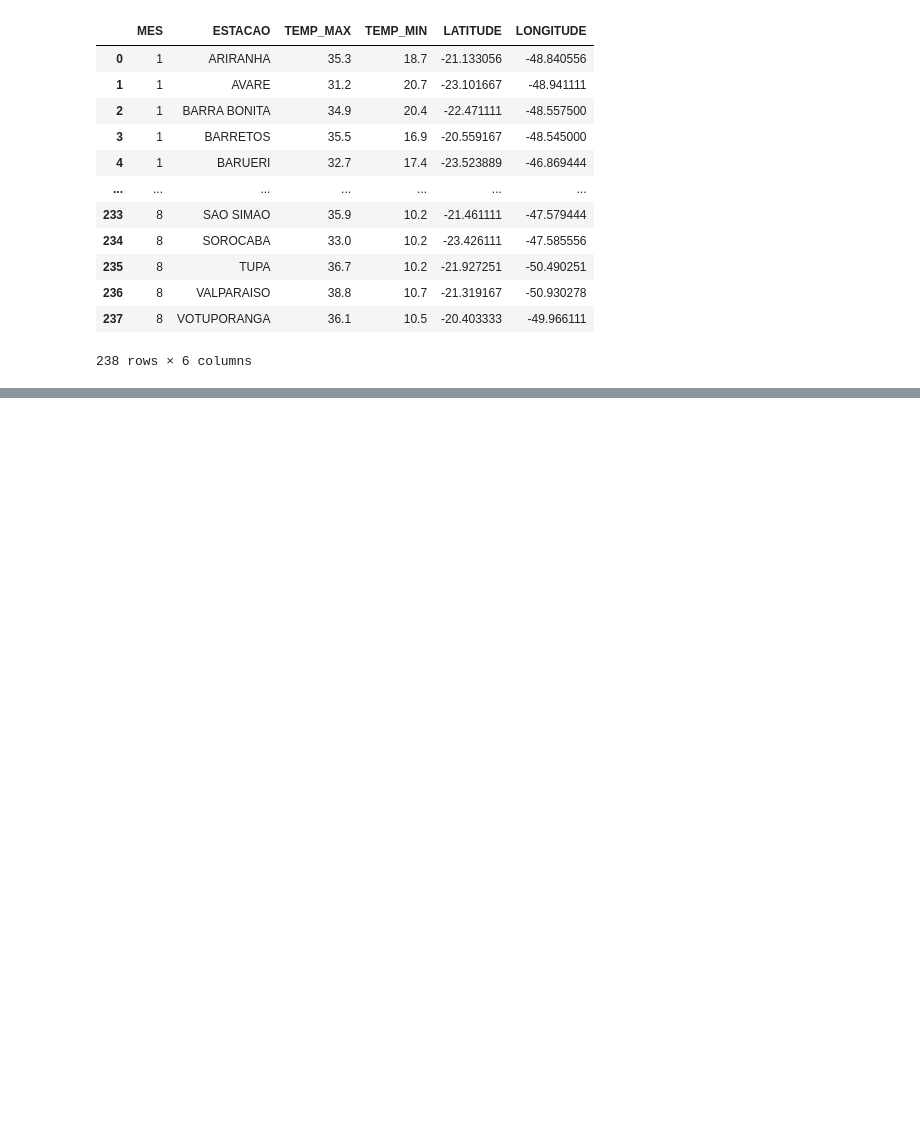
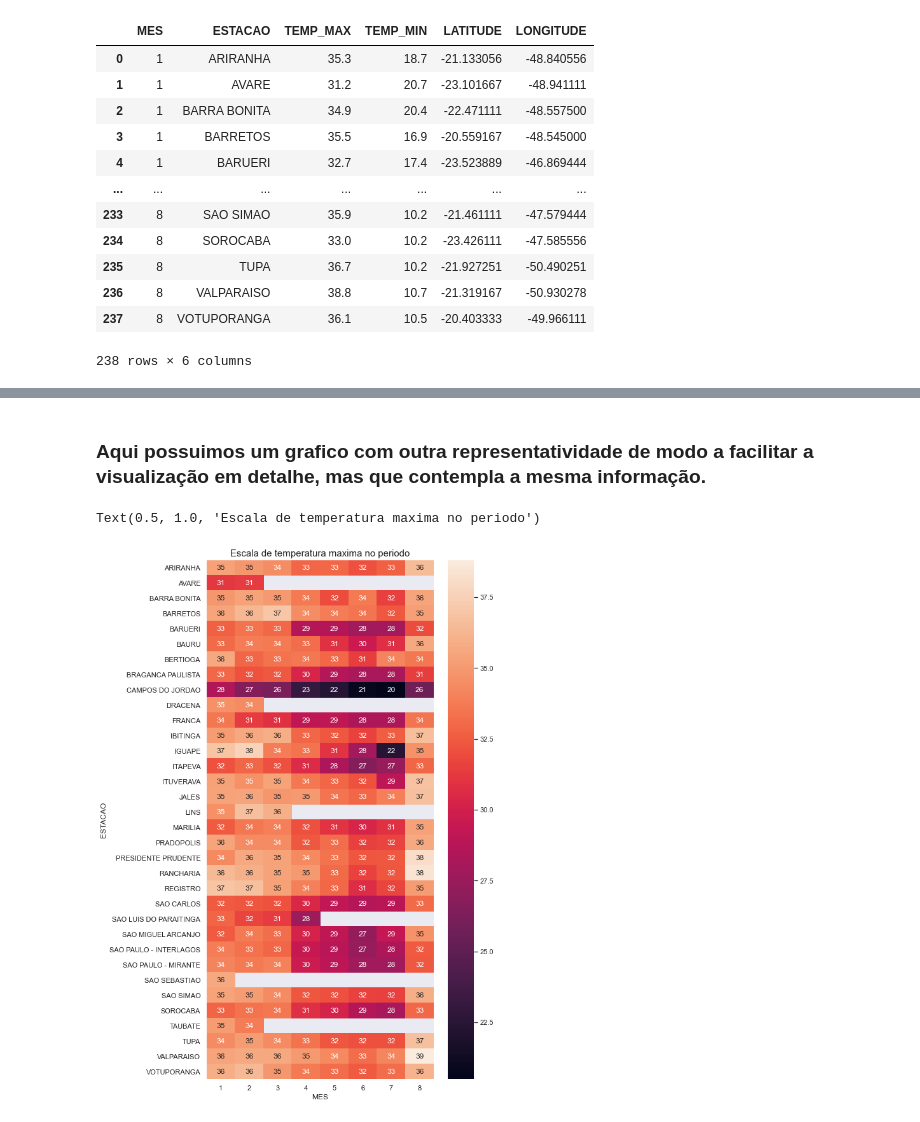
Before and after one commit to LIMASANTOSVINICIUS/Analise_Dados_Climaticos, a Jupyter notebook: Python/PrimeiroCodigo.ipynb, the cells around one changed output, grey strips where cells are left out. Drawn from its saved outputs; the diff is of its cells as text; code cells hidden in the pictures; blank space fills up the shorter version.

```diff
--- a/Python/PrimeiroCodigo.ipynb
+++ b/Python/PrimeiroCodigo.ipynb
@@ -191,0 +193,11 @@ ax.legend(bbox_to_anchor=(1.01, 1), loc=0, borderaxespad=0., fontsize=15)
+# %% [markdown]
+### Aqui possuimos um grafico com outra representatividade de modo a facilitar a visualização em detalhe, mas que contempla a mesma informação.
+# %%
+dfmax = maiorxmenor
+dfmax = dfmax.pivot('ESTACAO','MES','TEMP_MAX')
+f, ax = plt.subplots(figsize=(8,15))
+ax = sns.heatmap(dfmax, ax=ax, annot=True)
+ax.set_title('Escala de temperatura maxima no periodo', fontsize=15)
+# %% [output]
+Text(0.5, 1.0, 'Escala de temperatura maxima no periodo')
+[figure, added]
```
Also changed, not shown: parts of 31 cells of this notebook.
